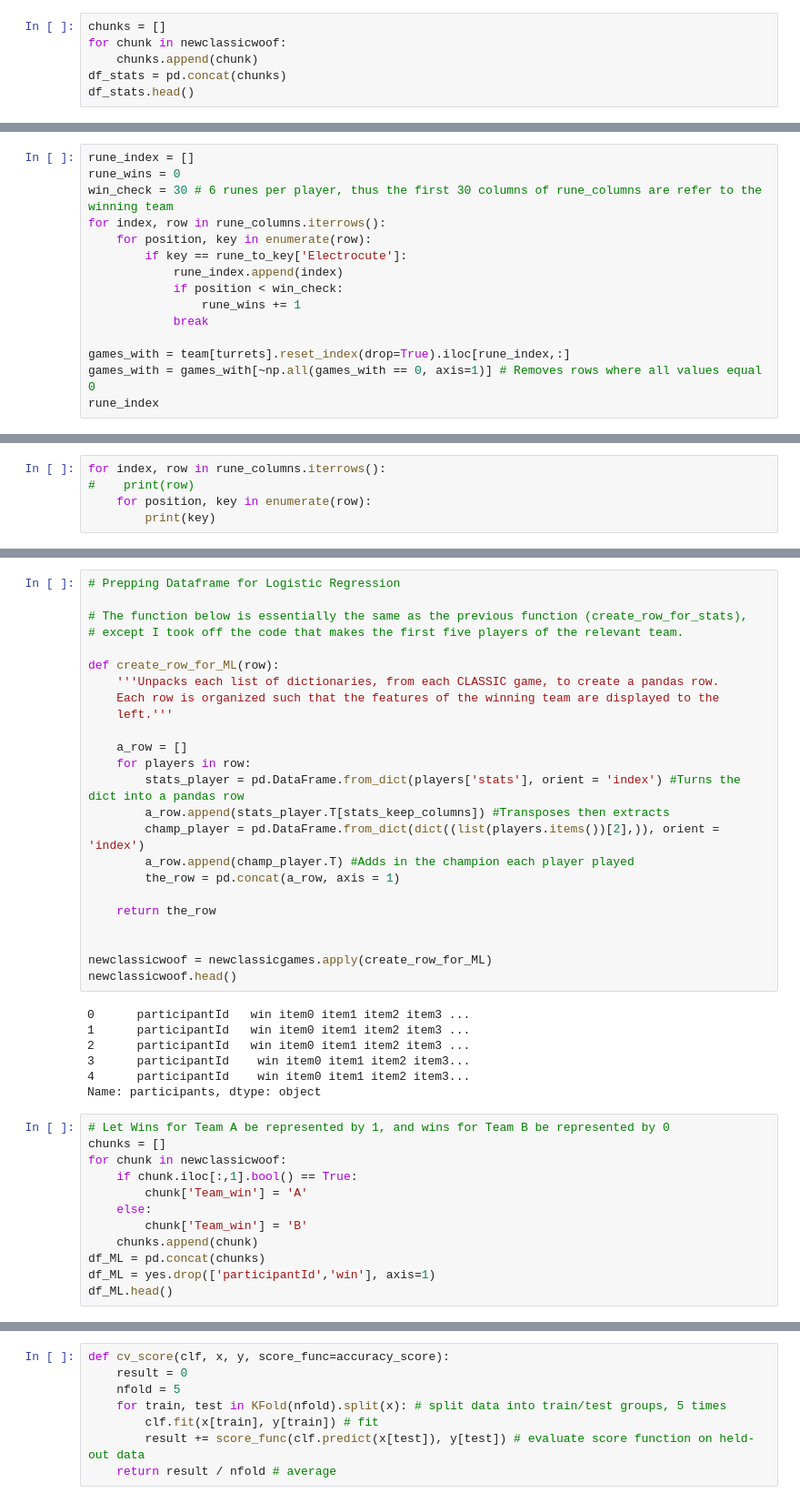
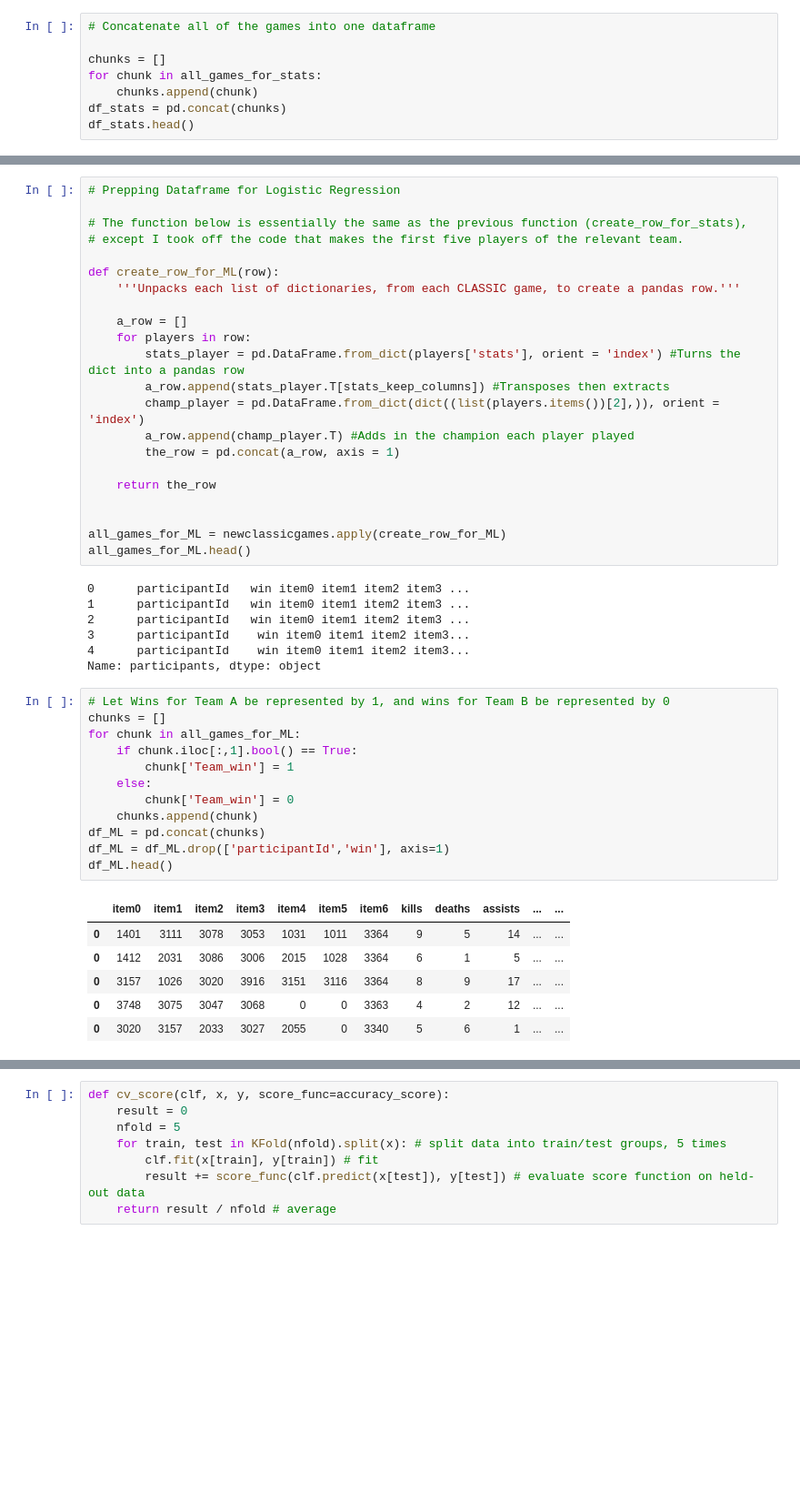
Before and after one commit to Fryman93/SprungBoard, a Jupyter notebook: Capstone 1/LoL.ipynb, the cells around one changed output, grey strips where cells are left out. Shown at 91% size. Cells and saved outputs as stored; diff of their text form; blank space fills up the shorter version.

```diff
--- a/Capstone 1/LoL.ipynb
+++ b/Capstone 1/LoL.ipynb
@@ -146,8 +151,10 @@ newclassicwoof[3]
 # %% [markdown]
 After concatenating the Pandas rows into one single dataframe with the column headers preserved. The header names are changed to make clear to which player does the column refer.
 # %%
+# Concatenate all of the games into one dataframe
+
 chunks = []
-for chunk in newclassicwoof:
+for chunk in all_games_for_stats:
     chunks.append(chunk)
 df_stats = pd.concat(chunks)
 df_stats.head()
@@ -635,15 +567,0 @@ rune_stats('Demolish')
-# %%
-rune_index = []
-rune_wins = 0
-win_check = 30 # 6 runes per player, thus the first 30 columns of rune_columns are refer to the winning team
-for index, row in rune_columns.iterrows():
-    for position, key in enumerate(row):
-        if key == rune_to_key['Electrocute']:
-            rune_index.append(index)
-            if position < win_check:
-                rune_wins += 1
-            break
-
-games_with = team[turrets].reset_index(drop=True).iloc[rune_index,:]
-games_with = games_with[~np.all(games_with == 0, axis=1)] # Removes rows where all values equal 0
-rune_index
@@ -654,5 +567,0 @@ rune_to_key['Electrocute']
-# %%
-for index, row in rune_columns.iterrows():
-#    print(row)
-    for position, key in enumerate(row):
-        print(key)
@@ -669,9 +574,7 @@ champ_stats('Tristana')
 # except I took off the code that makes the first five players of the relevant team.
 
 def create_row_for_ML(row):
-    '''Unpacks each list of dictionaries, from each CLASSIC game, to create a pandas row.
-    Each row is organized such that the features of the winning team are displayed to the
-    left.'''
+    '''Unpacks each list of dictionaries, from each CLASSIC game, to create a pandas row.'''
 
     a_row = []
     for players in row:
@@ -684,8 +587,8 @@ def create_row_for_ML(row):
     return the_row
 
 
-newclassicwoof = newclassicgames.apply(create_row_for_ML)
-newclassicwoof.head()
+all_games_for_ML = newclassicgames.apply(create_row_for_ML)
+all_games_for_ML.head()
 # %% [output]
 0      participantId   win item0 item1 item2 item3 ...
 1      participantId   win item0 item1 item2 item3 ...
@@ -696,13 +599,19 @@ Name: participants, dtype: object
 # %%
 # Let Wins for Team A be represented by 1, and wins for Team B be represented by 0
 chunks = []
-for chunk in newclassicwoof:
+for chunk in all_games_for_ML:
     if chunk.iloc[:,1].bool() == True:
-        chunk['Team_win'] = 'A'
+        chunk['Team_win'] = 1
     else:
-        chunk['Team_win'] = 'B'
+        chunk['Team_win'] = 0
     chunks.append(chunk)
 df_ML = pd.concat(chunks)
-df_ML = yes.drop(['participantId','win'], axis=1)
+df_ML = df_ML.drop(['participantId','win'], axis=1)
 df_ML.head()
 # %% [output]
+|  | item0 | item1 | item2 | item3 | item4 | item5 | item6 | kills | deaths | assists | ... | ... |
+| 0 | 1401 | 3111 | 3078 | 3053 | 1031 | 1011 | 3364 | 9 | 5 | 14 | ... | ... |
+| 0 | 1412 | 2031 | 3086 | 3006 | 2015 | 1028 | 3364 | 6 | 1 | 5 | ... | ... |
+| 0 | 3157 | 1026 | 3020 | 3916 | 3151 | 3116 | 3364 | 8 | 9 | 17 | ... | ... |
+| 0 | 3748 | 3075 | 3047 | 3068 | 0 | 0 | 3363 | 4 | 2 | 12 | ... | ... |
+| 0 | 3020 | 3157 | 2033 | 3027 | 2055 | 0 | 3340 | 5 | 6 | 1 | ... | ... |
```
Also changed, not shown: parts of 35 cells of this notebook.
